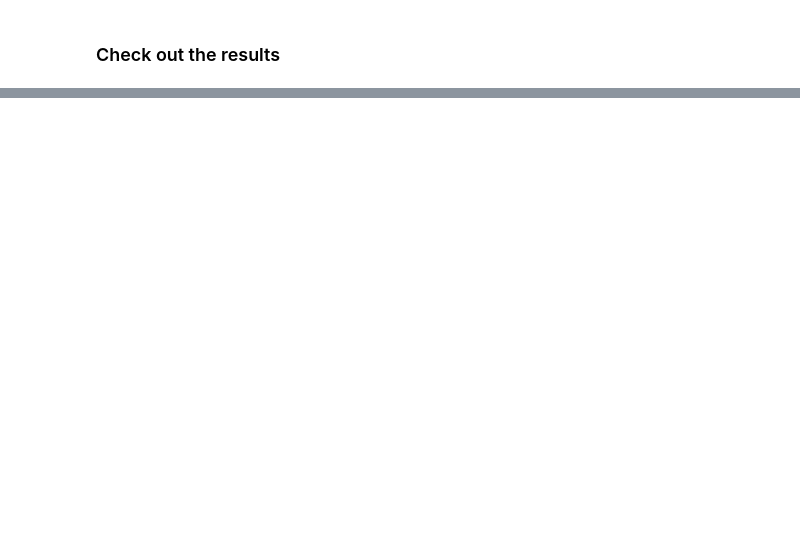
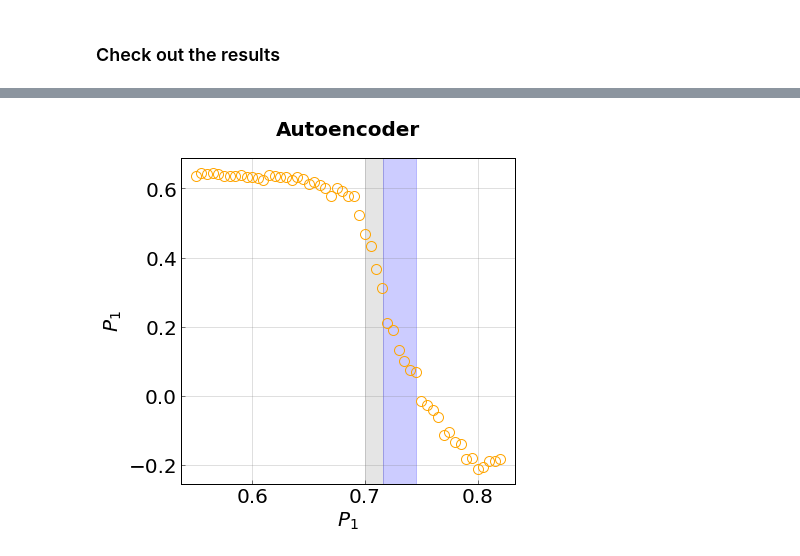
Before and after one commit to truskett-group-ut/hard_disks_pca, a Jupyter notebook: autoencoder.ipynb, the cells around one changed output, grey strips where cells are left out. Saved outputs shown, nothing was run; the diff lists cells and outputs as text; code cells hidden in the pictures; blank space fills up the shorter version.

```diff
--- a/autoencoder.ipynb
+++ b/autoencoder.ipynb
@@ -211,3 +216,43 @@ from numpy import mean
 OP = []
 for i in range(len(etas)):
     OP.append(mean(encoded_data[:,0][i*400:i*400+400]))
+# %%
+#plot the principal components
+colors = 200*['green', 'purple', 'orange', 'teal', 'black', 'red']
+
+#highlight the transition region if found
+plt.axvspan(0.700, 0.716, alpha=0.2, color='grey')
+plt.axvspan(0.716, 0.745, alpha=0.2, color='blue')
+
+plt.plot(etas, -array(OP), marker='o', linewidth=0.0, markersize=10, color = 'orange', alpha=1.0, markerfacecolor='None')
+
+
+#backround grid details
+axes = plt.gca()
+axes.grid(b = True, which = 'both', axis = 'both', color = 'gray', linestyle = '-', alpha = 0.5, linewidth = 0.5)
+axes.set_axis_bgcolor('white')
+
+#font scpecifications
+title_font = {'family' : 'arial', 'color'  : 'black', 'weight' : 'heavy','size': 20}
+axis_label_font = {'family' : 'arial', 'color'  : 'black', 'weight' : 'normal','size': 20}
+
+#figure size and tick style
+plt.rcParams["figure.figsize"] = [6,6]
+plt.rc('axes',edgecolor='black',linewidth=1)
+plt.tick_params(which='both', axis='both', color='black', length=4, width=0.5)
+plt.rcParams['xtick.direction'] = 'in'
+plt.rcParams['ytick.direction'] = 'in'
+
+#plt.yscale('log')
+#plt.ylim(0,0.3)
+
+plt.xlabel(r'$P_{1}$', y=3, fontsize=20, fontdict = axis_label_font)
+plt.ylabel(r'$P_{1}$', fontsize=20, fontdict = axis_label_font)
+
+#title and axis labels
+plt.tick_params(axis='both', labelsize=20)
+plt.title('Autoencoder', y=1.05, fontdict = title_font)
+
+plt.show()
+# %% [output]
+[figure, added]
```
Also changed, not shown: parts of 38 cells of this notebook, 3 other files.
